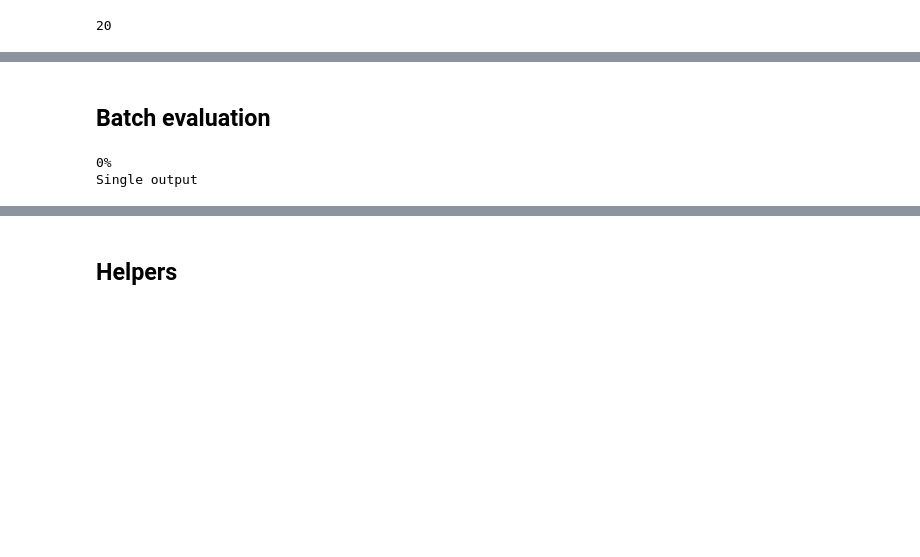
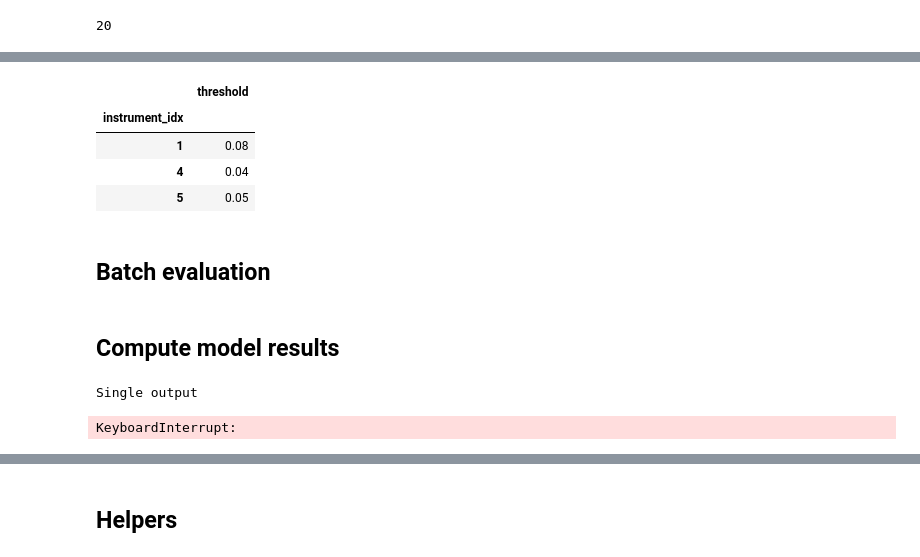
Before and after one commit to pelinski/crnn_multitask_adt, a Jupyter notebook: adt.ipynb, the cells around one changed output, grey strips where cells are left out. Drawn from its saved outputs; the diff is of its cells as text; code cells hidden in the pictures; blank space fills up the shorter version.

Commit message:
adt model computaiton running

```diff
--- a/adt.ipynb
+++ b/adt.ipynb
@@ -350,41 +350,34 @@ Single output
 # %%
 # best value by instrument
 csv_files = os.listdir(threshold_eval_dir)
 
 df_total = pd.DataFrame()
-
 
 for idx,f in enumerate(csv_files):
     df = pd.DataFrame()
 
     file_path = os.path.join(threshold_eval_dir,f)
     df = df.append(pd.read_csv(file_path),ignore_index=True)
 
     # if threshold values gave same f_measure, take min
     if 'instrument_idx' in df.columns:
         idx = df.groupby(['instrument_idx'])['threshold'].transform(min) == df['threshold']
         df = df[idx]
 
     # remove nan column
     if 'Unnamed: 0' in df.columns:
         df = df.drop(columns=['Unnamed: 0'])
 
     df_total = df_total.append(df)
 
-
+df = df.astype({'instrument_idx':int})
 df = df.drop(columns=['f_measure'])
 df = df.groupby(['instrument_idx']).mean()
 
 display(df)
-
-#TODO
-threshold = {
-    0: 0,
-    1: 0,
-    2: 0,
-    3: 0,
-    4: 0,
-    5: 0,
-    6: 0,
-    7: 0
-}
+# %% [output]
+|  | threshold |
+| instrument_idx |  |
+| 1 | 0.08 |
+| 4 | 0.04 |
+| 5 | 0.05 |
@@ -393,6 +412,7 @@ threshold = {
+# %% [markdown]
+## Compute model results
 # %%
 # indexes correspond to the same performance
-
 selected_models = [291,294,295]
 
 eval_results_dir = 'eval_results'
@@ -401,7 +421,11 @@ if not os.path.exists(eval_results_dir):
 
 for model in selected_models:
 
-    eval_model_dir = os.path.join(eval_results_dir, model)
+    # path for storing model results
+    eval_model_dir = os.path.join(eval_results_dir, str(model))
+
+    if not os.path.exists(eval_model_dir):
+        os.mkdir(eval_model_dir)
 
     for performance_idx in range(num_performances):
 
@@ -419,34 +443,39 @@ for model in selected_models:
         midi_file = os.path.join(groove_path, audio_files_list[performance_idx].split('.')[-2] + '.mid')
 
 
-        # csv_path
-        csv_path = os.path.join(eval_model_dir,'-'.join(audio_file.split('.')[-2].split('/')[1:])+'.csv')
+        # model_results_json_path
+        results_json_path = os.path.join(eval_model_dir,'-'.join(audio_file.split('.')[-2].split('/')[1:])+'.json')
 
-        # if csv file already exists, jump to next file
-        if os.path.isfile(csv_path):
-            continue
+        # if csv file already exists do not compute again
+        if not os.path.isfile(results_json_path):
+            # get magenta onsets
+            magenta_onsets = get_magenta_onsets(midi_file)
+            # get model onsets
+            model_onsets = get_model_onsets(audio_file,model=model)
+            results = {'magenta_onsets': magenta_onsets,
+                       'model_onsets': model_onsets}
 
-        # get magenta onsets
-        magenta_onsets = get_magenta_onsets(midi_file)
-        # get model onsets
-        model_onsets = get_model_onsets(audio_file,model=model)
+            with open(results_json_path, "w") as outfile:
+                json.dump(results, outfile,default=default)
 
+        """
+        csv_eval_path =  os.path.join(eval_model_dir,
+                                      'eval-'+'-'.join(audio_file.split('.')[-2].split('/')[1:])+'.json')
 
         # compute scores for each threshold_candidate and instrument and store them in dataframe
-        df = pd.DataFrame(columns=['threshold','f_measure','instrument_idx'])
-
-
+        df = pd.DataFrame(columns=['threshold','f_measure','precision','recall','instrument_idx'])
 
         for instrument_idx in range(num_instruments):
-
             out_8v_thres = np.array(model_onsets)
             out_8v_thres[out_8v_thres < thres[instrument_idx]] = 0
             out_8v_thres[out_8v_thres > 0] = 1
-            f_measure,_,_ = compute_scores(magenta_transcription, out_8v_thres,instrument_idx)
+            f_measure,precision,recall = compute_scores(magenta_transcription, out_8v_thres,instrument_idx)
 
             df = df.append({'threshold':thres,
                             'f_measure':f_measure,
-                        'instrument_idx':instrument_idx
+                            'precision':precision,
+                            'recall',recall,
+                            'instrument_idx':instrument_idx
                            }, ignore_index=True)
 
         # remove rows with instruments that do not appear
@@ -457,6 +486,7 @@ for model in selected_models:
 
         # store data to csv
         df.to_csv(csv_path, index = True)
+        """
 # %% [output]
-0%
 Single output
+KeyboardInterrupt:
```
Also changed, not shown: parts of 4 cells of this notebook.
